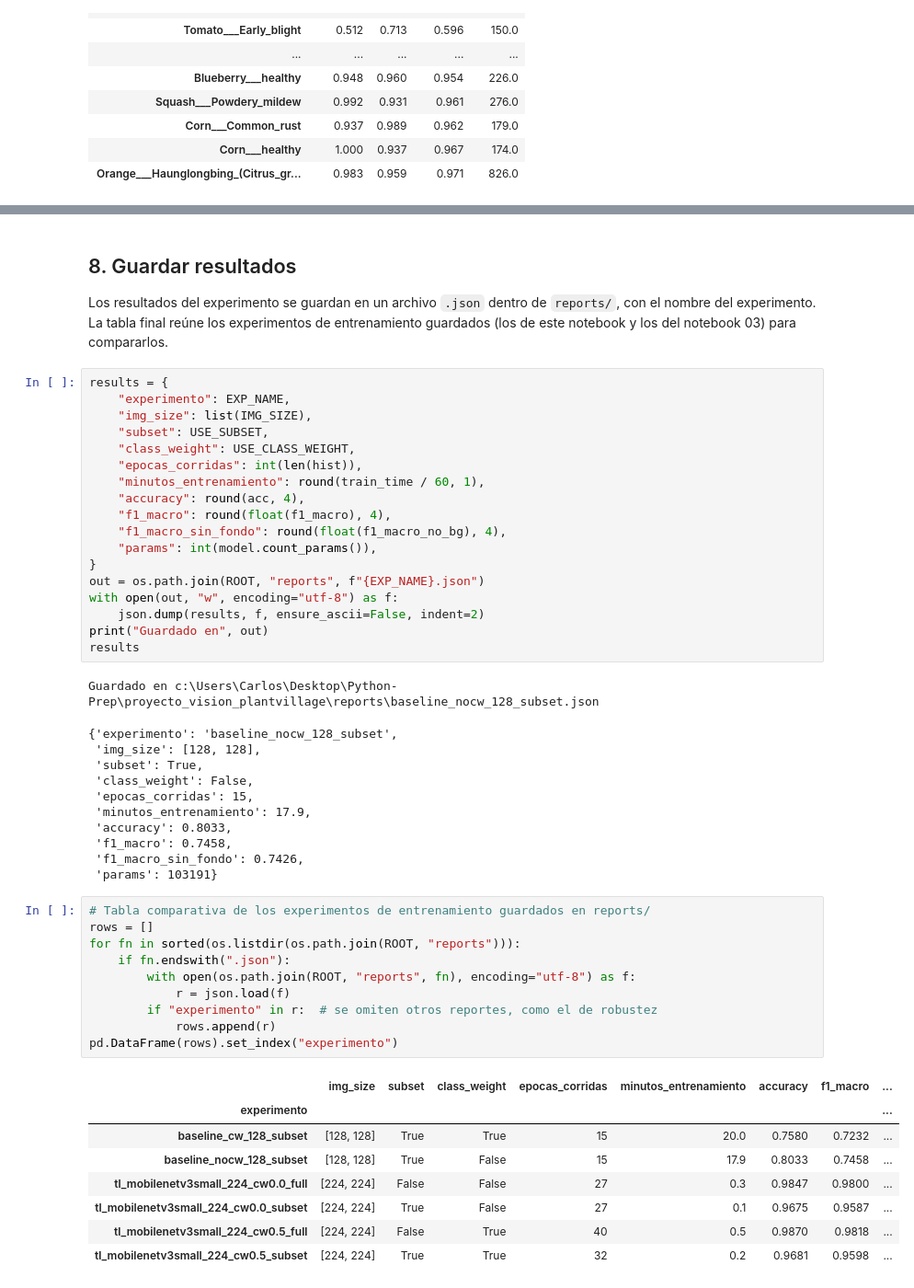
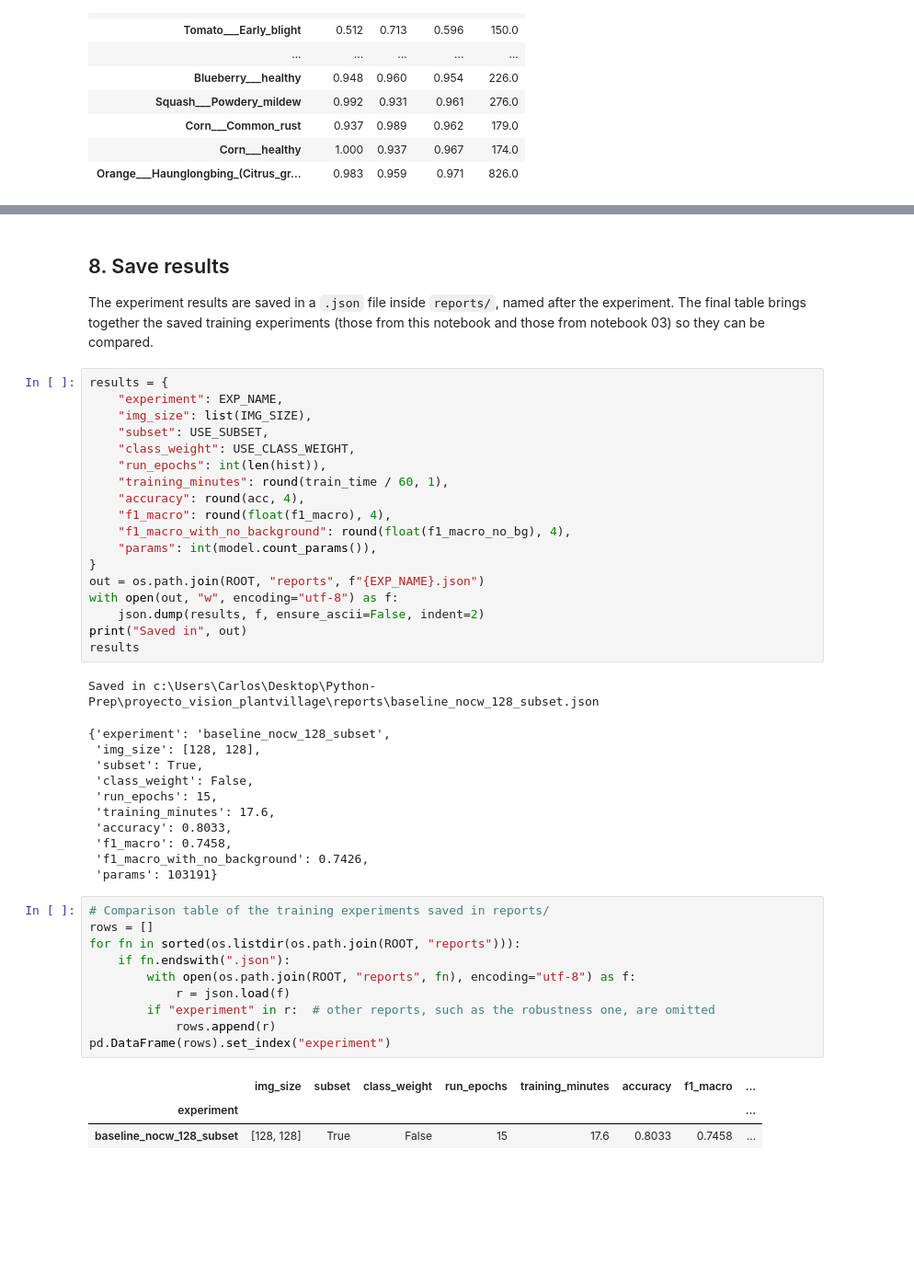
Before and after one commit to CarlosAdolfoPeralta/project_vision_plantvillage, a Jupyter notebook: notebooks/02_baseline_cnn.ipynb, the cells around one changed output, grey strips where cells are left out. Shown at 92% size. Saved outputs shown, nothing was run; the diff lists cells and outputs as text; blank space fills up the shorter version.

```diff
--- a/notebooks/02_baseline_cnn.ipynb
+++ b/notebooks/02_baseline_cnn.ipynb
@@ -340,56 +339,51 @@ pd.DataFrame(pairs[:10], columns=["cantidad", "clase real", "predicha como"])
 | 7 | 28 | Tomato___Bacterial_spot | Tomato___Early_blight |
 | 8 | 26 | Tomato___Spider_mites Two-spotted... | Tomato___healthy |
 | 9 | 26 | Apple___Apple_scab | Apple___Black_rot |
-# %% [markdown]
-## 8. Guardar resultados
-
-Los resultados del experimento se guardan en un archivo `.json` dentro de `reports/`, con el nombre del experimento. La tabla final reúne los experimentos de entrenamiento guardados (los de este notebook y los del notebook 03) para compararlos.
+# %% [markdown]
+## 8. Save results
+
+The experiment results are saved in a `.json` file inside `reports/`, named after the experiment. The final table brings together the saved training experiments (those from this notebook and those from notebook 03) so they can be compared.
 # %%
 results = {
-    "experimento": EXP_NAME,
+    "experiment": EXP_NAME,
     "img_size": list(IMG_SIZE),
     "subset": USE_SUBSET,
     "class_weight": USE_CLASS_WEIGHT,
-    "epocas_corridas": int(len(hist)),
-    "minutos_entrenamiento": round(train_time / 60, 1),
+    "run_epochs": int(len(hist)),
+    "training_minutes": round(train_time / 60, 1),
     "accuracy": round(acc, 4),
     "f1_macro": round(float(f1_macro), 4),
-    "f1_macro_sin_fondo": round(float(f1_macro_no_bg), 4),
+    "f1_macro_with_no_background": round(float(f1_macro_no_bg), 4),
     "params": int(model.count_params()),
 }
 out = os.path.join(ROOT, "reports", f"{EXP_NAME}.json")
 with open(out, "w", encoding="utf-8") as f:
     json.dump(results, f, ensure_ascii=False, indent=2)
-print("Guardado en", out)
+print("Saved in", out)
 results
 # %% [output]
-Guardado en c:\Users\Carlos\Desktop\Python-Prep\proyecto_vision_plantvillage\reports\baseline_nocw_128_subset.json
+Saved in c:\Users\Carlos\Desktop\Python-Prep\proyecto_vision_plantvillage\reports\baseline_nocw_128_subset.json
-{'experimento': 'baseline_nocw_128_subset',
+{'experiment': 'baseline_nocw_128_subset',
  'img_size': [128, 128],
  'subset': True,
  'class_weight': False,
- 'epocas_corridas': 15,
- 'minutos_entrenamiento': 17.9,
+ 'run_epochs': 15,
+ 'training_minutes': 17.6,
  'accuracy': 0.8033,
  'f1_macro': 0.7458,
- 'f1_macro_sin_fondo': 0.7426,
+ 'f1_macro_with_no_background': 0.7426,
  'params': 103191}
 # %%
-# Tabla comparativa de los experimentos de entrenamiento guardados en reports/
+# Comparison table of the training experiments saved in reports/
 rows = []
 for fn in sorted(os.listdir(os.path.join(ROOT, "reports"))):
     if fn.endswith(".json"):
         with open(os.path.join(ROOT, "reports", fn), encoding="utf-8") as f:
             r = json.load(f)
-        if "experimento" in r:  # se omiten otros reportes, como el de robustez
+        if "experiment" in r:  # other reports, such as the robustness one, are omitted
             rows.append(r)
-pd.DataFrame(rows).set_index("experimento")
+pd.DataFrame(rows).set_index("experiment")
 # %% [output]
-|  | img_size | subset | class_weight | epocas_corridas | minutos_entrenamiento | accuracy | f1_macro | ... |
-| experimento |  |  |  |  |  |  |  | ... |
-| baseline_cw_128_subset | [128, 128] | True | True | 15 | 20.0 | 0.7580 | 0.7232 | ... |
-| baseline_nocw_128_subset | [128, 128] | True | False | 15 | 17.9 | 0.8033 | 0.7458 | ... |
-| tl_mobilenetv3small_224_cw0.0_full | [224, 224] | False | False | 27 | 0.3 | 0.9847 | 0.9800 | ... |
-| tl_mobilenetv3small_224_cw0.0_subset | [224, 224] | True | False | 27 | 0.1 | 0.9675 | 0.9587 | ... |
-| tl_mobilenetv3small_224_cw0.5_full | [224, 224] | False | True | 40 | 0.5 | 0.9870 | 0.9818 | ... |
-| tl_mobilenetv3small_224_cw0.5_subset | [224, 224] | True | True | 32 | 0.2 | 0.9681 | 0.9598 | ... |
+|  | img_size | subset | class_weight | run_epochs | training_minutes | accuracy | f1_macro | ... |
+| experiment |  |  |  |  |  |  |  | ... |
+| baseline_nocw_128_subset | [128, 128] | True | False | 15 | 17.6 | 0.8033 | 0.7458 | ... |
```
Also changed, not shown: parts of 32 cells of this notebook, 9 other files.
